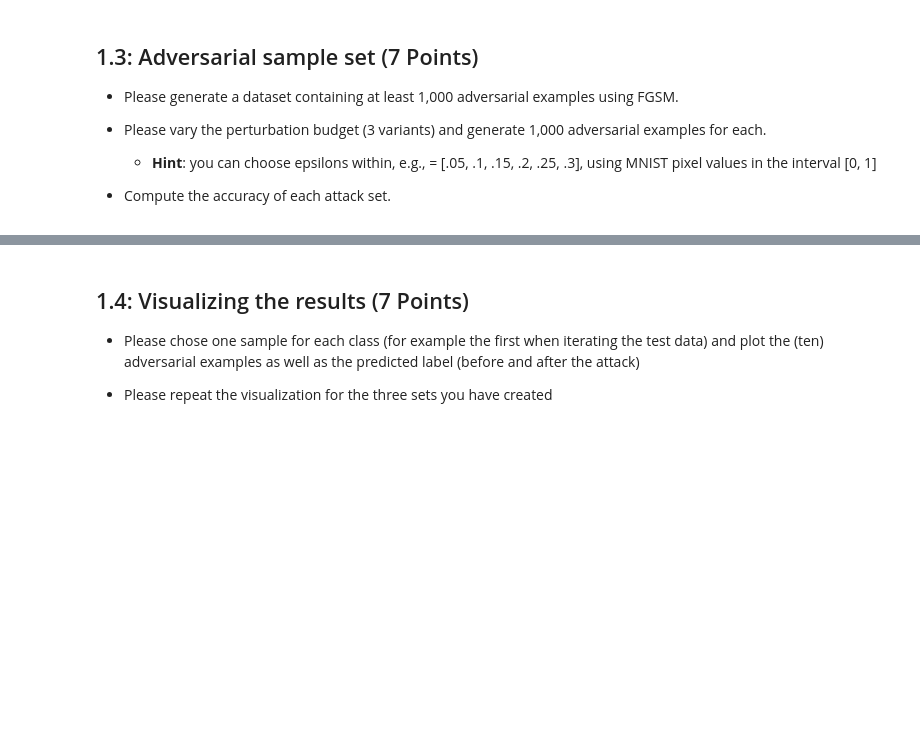
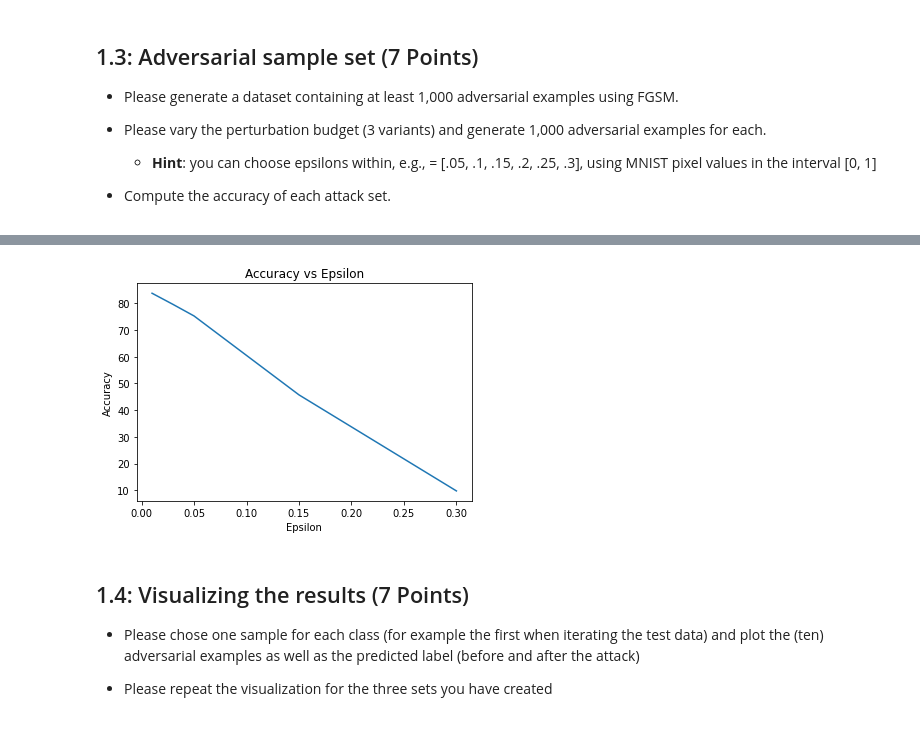
Before and after one commit to manuelaceron/ML-in-Cybersecurity, a Jupyter notebook: Evasion attack/2021_11_12_Task_02.ipynb, the cells around one changed output, grey strips where cells are left out. Cells and saved outputs as stored; diff of their text form; code cells hidden in the pictures; blank space fills up the shorter version.

```diff
--- a/Evasion attack/2021_11_12_Task_02.ipynb
+++ b/Evasion attack/2021_11_12_Task_02.ipynb
@@ -261,5 +291,5 @@ Net(
 # %%
-def test_or(test_loader_nn,model):
+def test_clean_data(test_loader_nn,model):
    original = []
    original_img = []
    with torch.no_grad():
@@ -289,8 +319,7 @@ def test_or(test_loader_nn,model):
 # %%
 # (5) Evaluate model
 
-
-test_loader,original, or_image, test_acc = test_or(test_loader,model)
+test_loader,original, or_image, test_acc = test_clean_data(test_loader,undefended_model)
 # %% [output]
 Accuracy of the network on the 10000 test images: 98.63 %
 # %% [markdown]
@@ -328,7 +357,7 @@ def fgsm_attack(image, epsilon, data_grad):
 
 * Compute the accuracy of each attack set.
 # %%
-def test( model, device, test_loader, epsilon, dataset_size):
+def test_FGSM_attack(model, device, test_loader, epsilon, dataset_size):
 
     correct = 0
     wrong = 0
@@ -352,6 +381,7 @@ def test( model, device, test_loader, epsilon, dataset_size):
             continue
 
         # Calculate the loss
+        #loss = F.cross_entropy(output, target)
         loss = F.nll_loss(output, target)
 
         # Zero all existing gradients
@@ -362,8 +392,6 @@ def test( model, device, test_loader, epsilon, dataset_size):
 
         # FGSM Attack
         data_grad = data.grad.data
-        #plt.plot(data.squeeze().detach().cpu().numpy()  )
-        #plt.show()
         perturbed_data = fgsm_attack(data, epsilon, data_grad)
 
         output = model(perturbed_data)
@@ -390,10 +418,6 @@ def test( model, device, test_loader, epsilon, dataset_size):
 # ------- Your Code -------
 #
 #
-import timeit
-
-epsilons = [.05,.15, .3]
-dataset_size= 20
 
 accuracies = []
 adv_samples = []
@@ -401,7 +425,7 @@ adv_samples = []
 # Run test for each epsilon
 for eps in epsilons:
     start = timeit.default_timer()
-    acc, ex = test(model, device, test_loader, eps, dataset_size)
+    acc, ex = test_FGSM_attack(undefended_model, device, test_loader, eps, dataset_size)
     stop = timeit.default_timer()
     print('Time: ', stop - start)
     accuracies.append(acc)
@@ -424,3 +470,7 @@ plt.show()
+# %%
+plot_accuracy(epsilons, accuracies)
+# %% [output]
+[figure, added]
 # %% [markdown]
 ## 1.4: Visualizing the results (7 Points)
 
```
Also changed, not shown: parts of 35 cells of this notebook.
